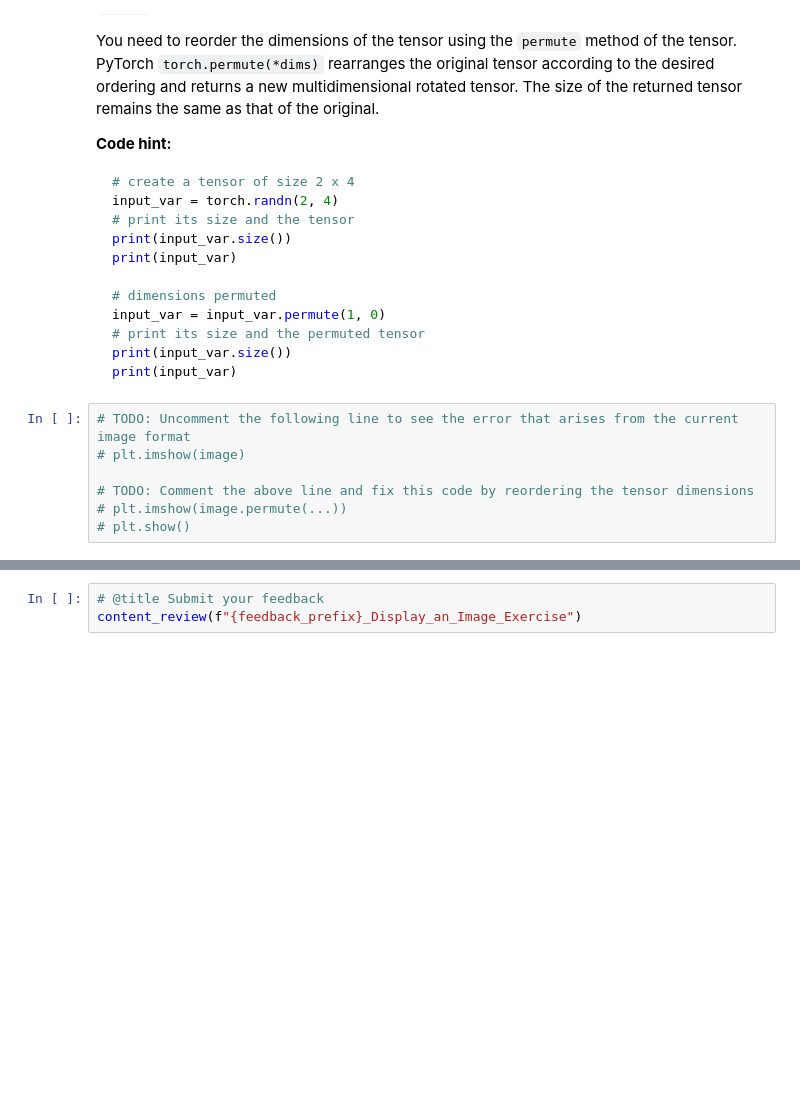
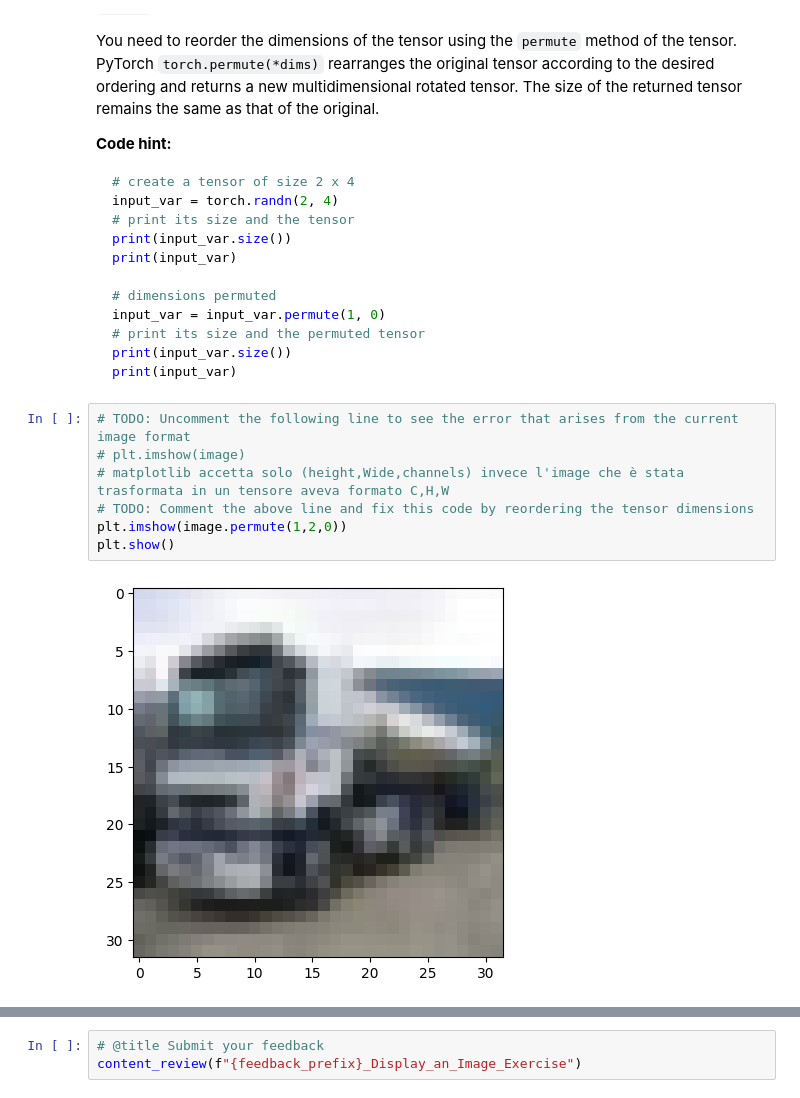
Before and after one commit to rikiatzori/DL, a Jupyter notebook: tutorials/W1D1_BasicsAndPytorch/student/W1D1_Tutorial1.ipynb, the cells around one changed output, grey strips where cells are left out. Saved outputs shown, nothing was run; the diff lists cells and outputs as text; blank space fills up the shorter version.

```diff
--- a/tutorials/W1D1_BasicsAndPytorch/student/W1D1_Tutorial1.ipynb
+++ b/tutorials/W1D1_BasicsAndPytorch/student/W1D1_Tutorial1.ipynb
@@ -1515,10 +1728,12 @@ print(input_var)
 # %%
 # TODO: Uncomment the following line to see the error that arises from the current image format
 # plt.imshow(image)
-
+# matplotlib accetta solo (height,Wide,channels) invece l'image che è stata trasformata in un tensore aveva formato C,H,W
 # TODO: Comment the above line and fix this code by reordering the tensor dimensions
-# plt.imshow(image.permute(...))
-# plt.show()
+plt.imshow(image.permute(1,2,0))
+plt.show()
+# %% [output]
+[figure, added]
 # %% [markdown]
 [*Click for solution*](https://github.com/NeuromatchAcademy/course-content-dl/tree/main/tutorials/W1D1_BasicsAndPytorch/solutions/W1D1_Tutorial1_Solution_b04bd357.py)
 
```
Also changed, not shown: parts of 24 cells of this notebook.
